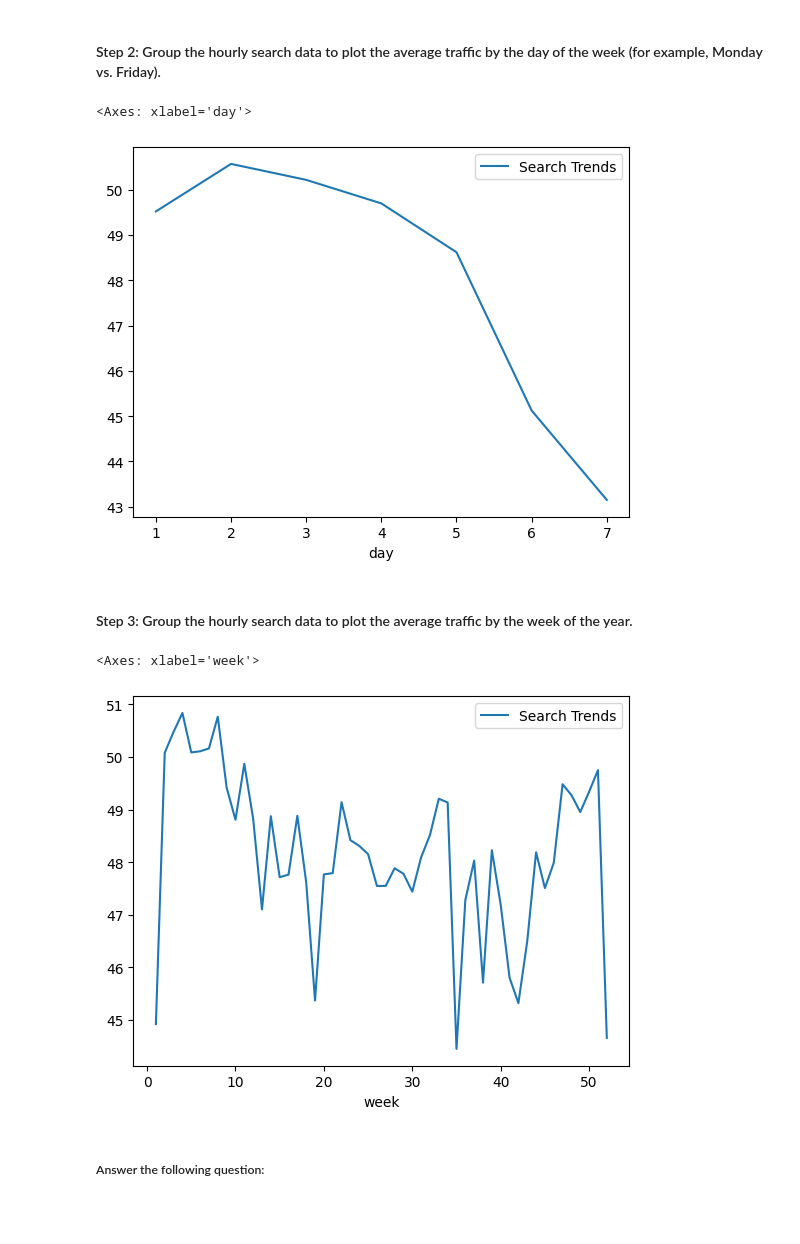
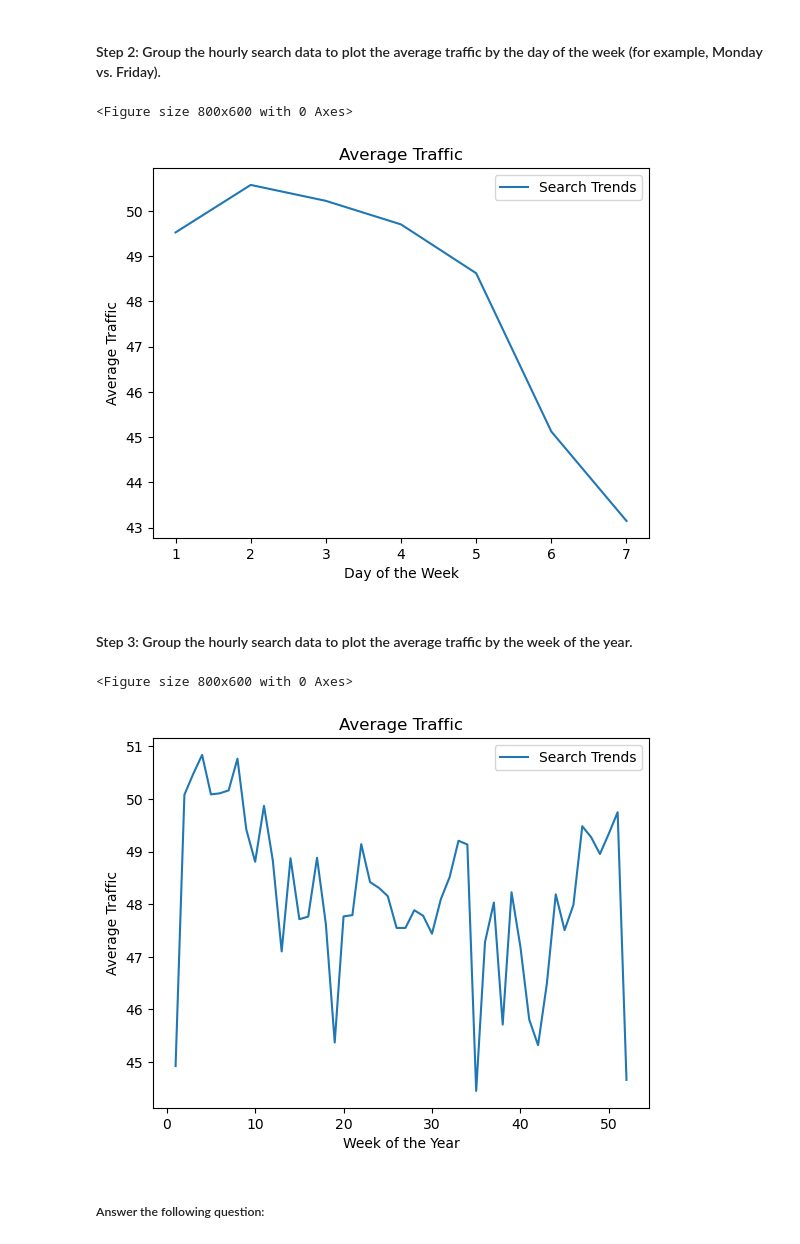
Before and after one commit to afine5/prophet-challenge, a Jupyter notebook: forecasting_net_prophet.ipynb, the cells around one changed output. Saved outputs shown, nothing was run; the diff lists cells and outputs as text; code cells hidden in the pictures; blank space fills up the shorter version.

```diff
--- a/forecasting_net_prophet.ipynb
+++ b/forecasting_net_prophet.ipynb
@@ -183,15 +193,31 @@ To that end, you want to mine the search traffic data for predictable seasonal p
 #### Step 2: Group the hourly search data to plot the average traffic by the day of the week (for example, Monday vs. Friday).
 # %%
 # Group the hourly search data to plot the average traffic by the day of week, using `df.index.isocalendar().day`.
+avg_weekday_traffic= df_mercado_trends.groupby(df_mercado_trends.index.isocalendar().day).mean()
+
+plt.figure(figsize=(8, 6))
+avg_weekday_traffic.plot()
+plt.title('Average Traffic')
+plt.xlabel('Day of the Week')
+plt.ylabel('Average Traffic')
+plt.show()
 # %% [output]
-<Axes: xlabel='day'>
+<Figure size 800x600 with 0 Axes>
-[figure, old version]
+[figure, new version]
 # %% [markdown]
 #### Step 3: Group the hourly search data to plot the average traffic by the week of the year.
 # %%
 # Group the hourly search data to plot the average traffic by the week of the year using `df.index.isocalendar().week`.
+avg_weekly_traffic= df_mercado_trends.groupby(df_mercado_trends.index.isocalendar().week).mean()
+
+plt.figure(figsize=(8, 6))
+avg_weekly_traffic.plot()
+plt.title('Average Traffic')
+plt.xlabel('Week of the Year')
+plt.ylabel('Average Traffic')
+plt.show()
 # %% [output]
-<Axes: xlabel='week'>
+<Figure size 800x600 with 0 Axes>
-[figure, old version]
+[figure, new version]
 # %% [markdown]
 ##### Answer the following question:
```
Also changed, not shown: parts of 7 cells of this notebook.
